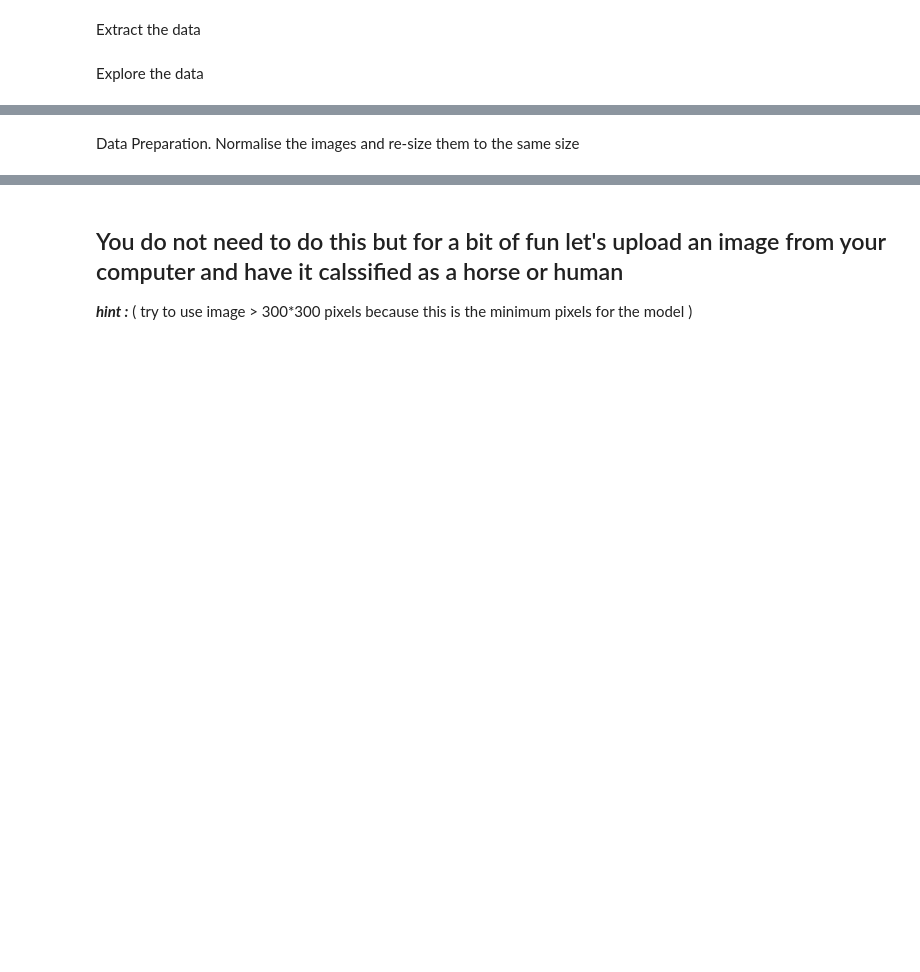
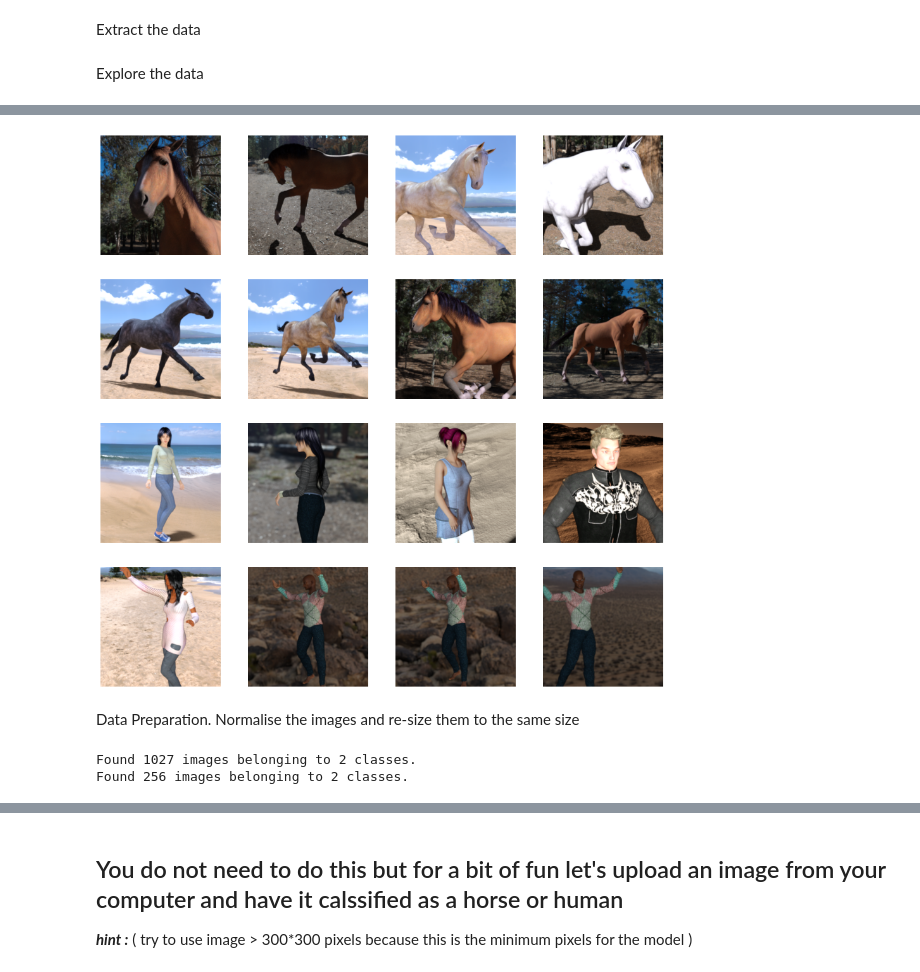
Before and after one commit to chambai/Deep_Learning_Course, a Jupyter notebook: Week 2 DL Image Analysis 1/HorseHumanCnn.ipynb, the cells around one changed output, grey strips where cells are left out. Saved outputs shown, nothing was run; the diff lists cells and outputs as text; code cells hidden in the pictures; blank space fills up the shorter version.

```diff
--- a/Week 2 DL Image Analysis 1/HorseHumanCnn.ipynb
+++ b/Week 2 DL Image Analysis 1/HorseHumanCnn.ipynb
@@ -81,29 +113,34 @@ print('total validation human images:', len(os.listdir(validation_human_dir)))
 # %%
 # display images from the dataset
 nrows = 4
 ncols = 4
 pic_index = 0
 
 fig = plt.gcf()
 fig.set_size_inches(ncols * 4, nrows * 4)
 
 pic_index += 8
 # pick the first 8 horse pictures
-next_horse_pix = [os.path.join(train_horse_dir, fname)
-                for fname in train_horse_names[pic_index-8:pic_index]]
+#[print(e) for e in myList]
+# for e in myList:
+#    print(e)
+next_horse_pix = [os.path.join(train_horse_dir, fname) for fname in train_horse_names[pic_index-8:pic_index]]
+
 # pick the first 8 human pictures
 next_human_pix = [os.path.join(train_human_dir, fname)
                 for fname in train_human_names[pic_index-8:pic_index]]
 
 # add the horse and human pictures together in a list and plot in
 # the specified number of rows and columns
 for i, img_path in enumerate(next_horse_pix+next_human_pix):
   sp = plt.subplot(nrows, ncols, i + 1)
   sp.axis('Off')
   img = mpimg.imread(img_path)
   plt.imshow(img)
 
 plt.show()
+# %% [output]
+[figure, added]
 # %% [markdown]
 Data Preparation.  Normalise the images and re-size them to the same size
 # %%
@@ -111,18 +148,21 @@ Data Preparation.  Normalise the images and re-size them to the same size
 train_datagen = ImageDataGenerator(rescale=1/255)
 validation_datagen = ImageDataGenerator(rescale=1/255)
 
-# Flow training images in batches of 128 using train_datagen generator
+# Flow training images in batches of 32 using train_datagen generator
 train_generator = train_datagen.flow_from_directory(
         '/tmp/horse-or-human/',  # This is the source directory for training images
         target_size=(300, 300),  # All images will be resized to 300x300
-        batch_size=128,
+        batch_size=32,
         # Since we use binary_crossentropy loss, we need binary labels
         class_mode='binary')
 
-# Flow training images in batches of 128 using train_datagen generator
+# Flow training images in batches of 32 using train_datagen generator
 validation_generator = validation_datagen.flow_from_directory(
         '/tmp/validation-horse-or-human/',  # This is the source directory for training images
         target_size=(300, 300),  # All images will be resized to 300x300
         batch_size=32,
         # Since we use binary_crossentropy loss, we need binary labels
         class_mode='binary')
+# %% [output]
+Found 1027 images belonging to 2 classes.
+Found 256 images belonging to 2 classes.
```
Also changed, not shown: parts of 11 cells of this notebook.
